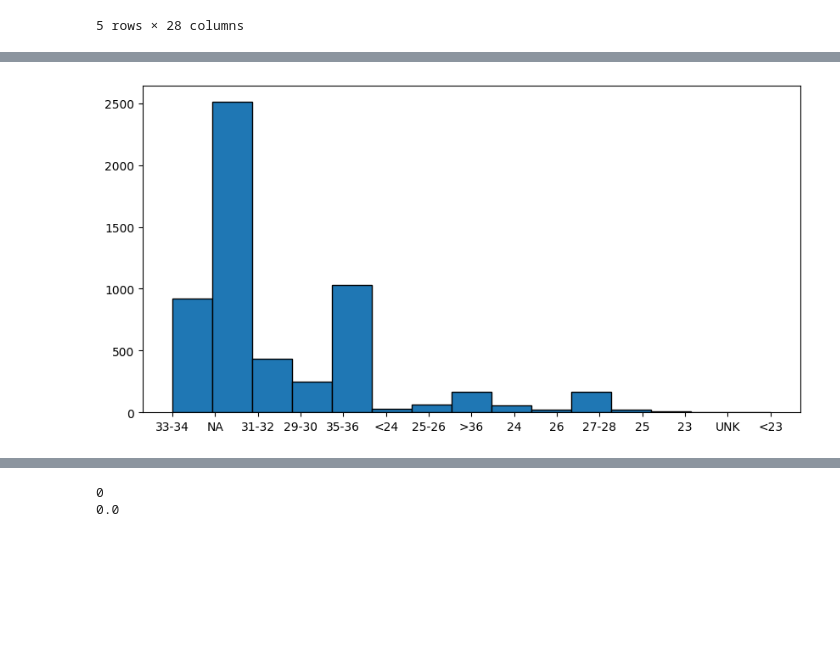
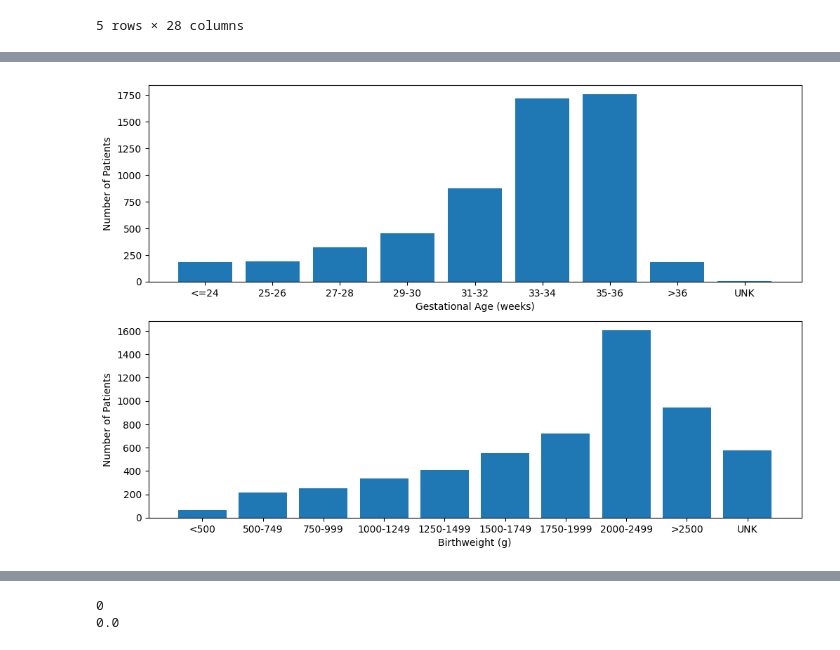
Before and after one commit to irith-kat/NICU-MP, a Jupyter notebook: initial_analysis.ipynb, the cells around one changed output, grey strips where cells are left out. Saved outputs shown, nothing was run; the diff lists cells and outputs as text; code cells hidden in the pictures; blank space fills up the shorter version.

```diff
--- a/initial_analysis.ipynb
+++ b/initial_analysis.ipynb
@@ -179,13 +189,25 @@ bw_map = {
         '76519': '>2500',
     }
 }
+bw = [
+    '<500',
+    '500-749',
+    '750-999',
+    '1000-1249',
+    '1250-1499',
+    '1500-1749',
+     '1750-1999',
+    '2000-2499',
+    '>2500',
+    'UNK'
+]
 # %%
 def map_to_df(mapping, feature):
-    rows = [(version, codes, category) for version, codes in mapping.items() for code, category in codes.items()]
+    rows = [(version, code, category) for version, codes in mapping.items() for code, category in codes.items()]
     return pd.DataFrame(rows, columns=['icd_version', 'icd_code', feature])
 
-ga_df = flatten_map(ga_map, 'ga')
-bw_df = flatten_map(bw_map, 'bw')
+ga_df = map_to_df(ga_map, 'ga')
+bw_df = map_to_df(bw_map, 'bw')
 # %%
 ga_diagnoses = premature_diagnoses.merge(ga_df, on=['icd_version', 'icd_code'], how='left')
 bw_diagnoses = premature_diagnoses.merge(bw_df, on=['icd_version', 'icd_code'], how='left')
@@ -210,7 +217,7 @@ ga_bw_diagnoses = pd.concat([
     bw_diagnoses[['subject_id', 'bw']]
 ])
 # %%
-ga_bw_patients = ga_bw_diagnoses.groupby('subject_id', as_index=False).agg({'ga': 'first', 'bw': 'first'})
+ga_bw_patients = ga_bw_diagnoses.groupby('subject_id', as_index=False).agg({'ga': 'first', 'bw': 'first'}).fillna('UNK')
 ga_bw_patients.head()
 # %% [output]
 |  | subject_id | ga | bw |
@@ -246,3 +237,6 @@ final_cohort_ga_bw.head()
 | 3 | 10018724 | F | 0 | 2124 | 2008 - 2010 | NaN | 23693746 | 2124-07-10 08:29:00 | ... |
 | 4 | 10025785 | F | 0 | 2155 | 2008 - 2010 | NaN | 27677536 | 2155-06-14 18:37:00 | ... |
 5 rows × 28 columns
+# %%
+ga_counts = final_cohort_ga_bw['ga'].value_counts().reindex(ga)
+bw_counts = final_cohort_ga_bw['bw'].value_counts().reindex(bw)
@@ -249,8 +294,11 @@ final_cohort_ga_bw.head()
 # %%
-f = plt.figure()
-f.set_figwidth(10)
-f.set_figheight(5)
-plt.hist(final_cohort_ga_bw['ga'], edgecolor='black', bins=len(final_cohort_ga_bw['ga'].unique()))
-plt.show()
+fig, ax = plt.subplots(2, figsize=(12,8))
+ax[0].bar(ga_counts.index, ga_counts.values)
+ax[0].set_xlabel('Gestational Age (weeks)')
+ax[0].set_ylabel('Number of Patients')
+ax[1].bar(bw_counts.index, bw_counts.values)
+ax[1].set_xlabel('Birthweight (g)')
+ax[1].set_ylabel('Number of Patients')
+fig.show()
 # %% [output]
-[figure, old version]
+[figure, new version]
```
Also changed, not shown: parts of 8 cells of this notebook.
